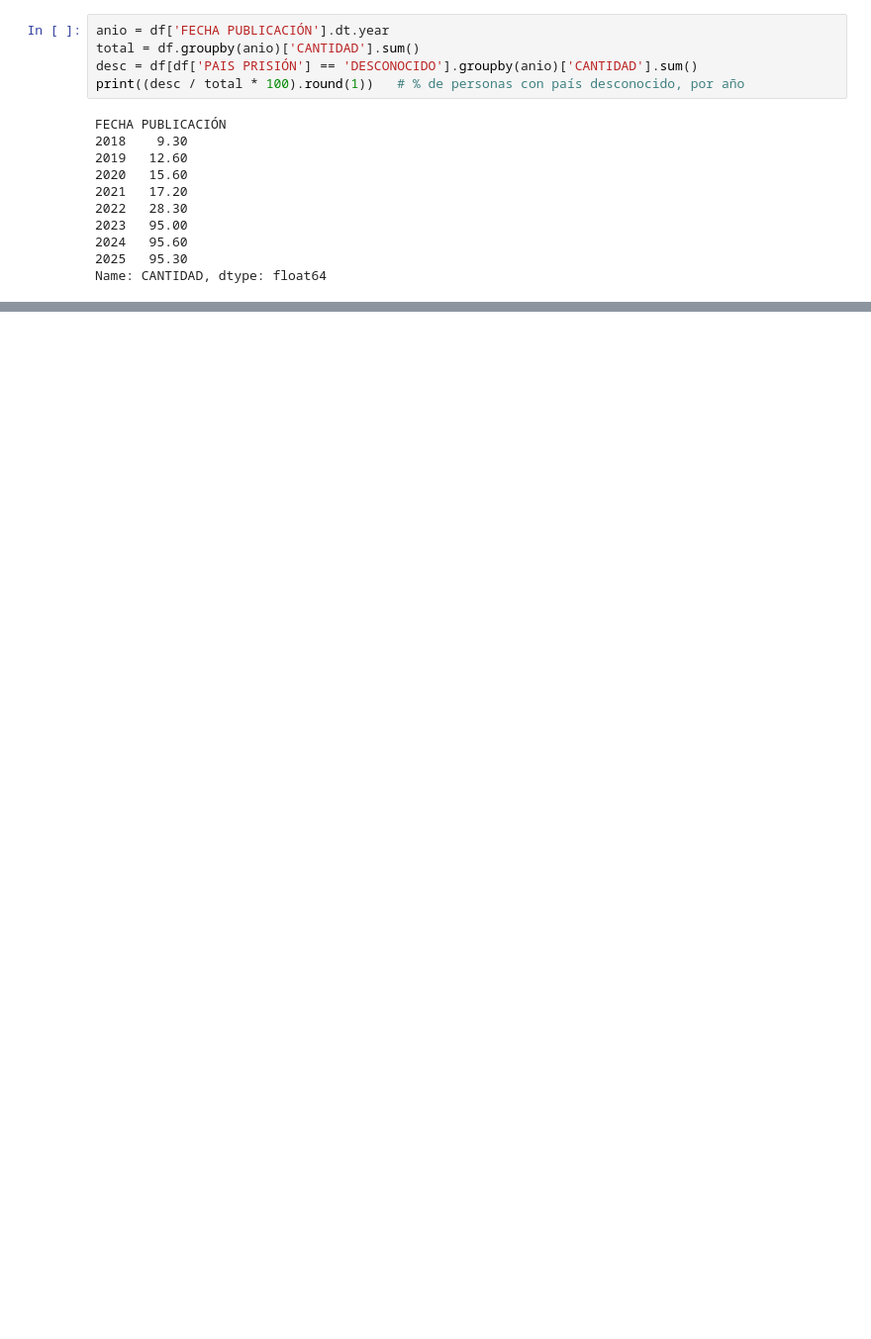
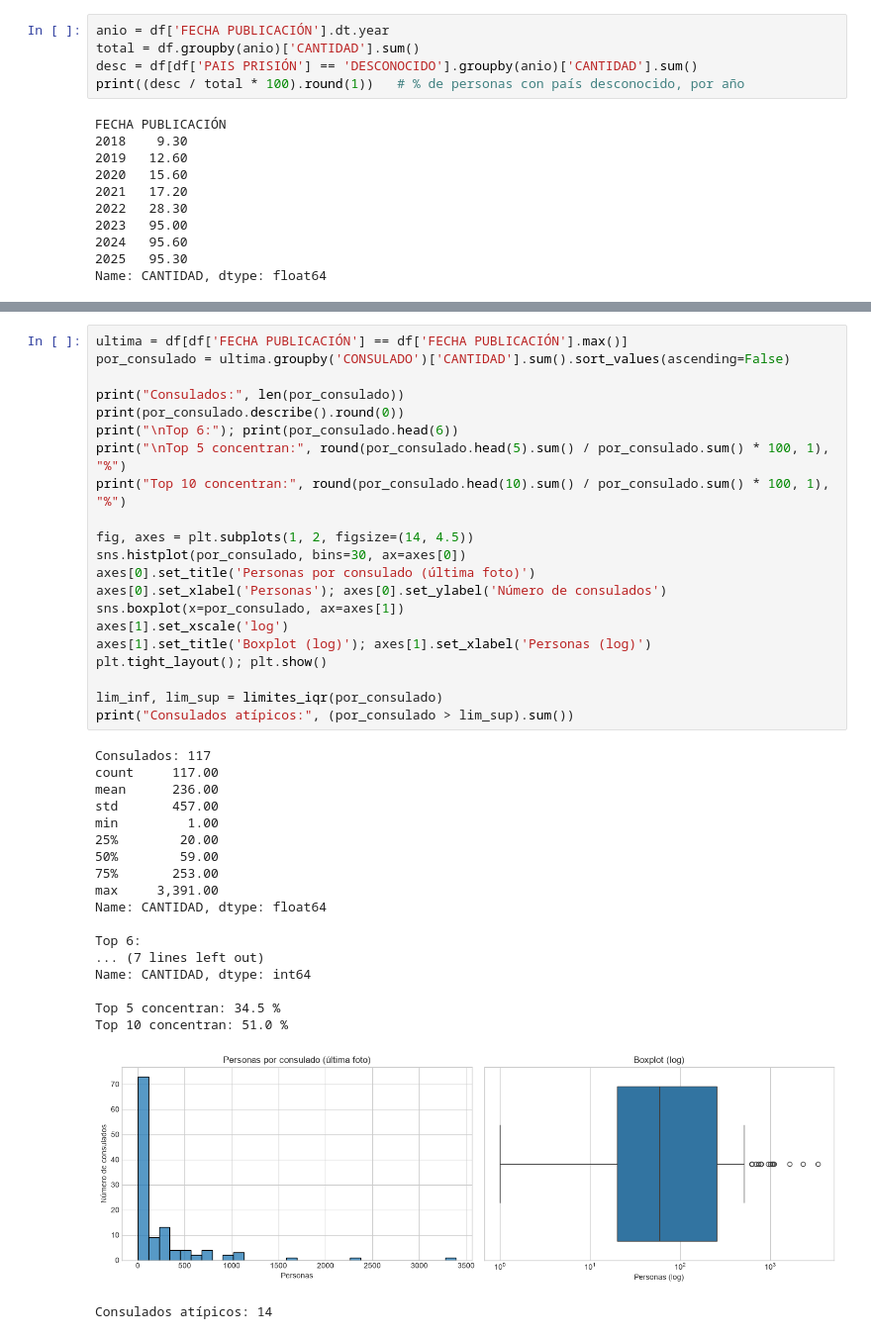
Before and after one commit to Daniel-LM2608/analitica-datos-estudiantes, a Jupyter notebook: Momento1/Untitled-1.ipynb, the cells around one changed output, grey strips where cells are left out. Shown at 99% size. Cells and saved outputs as stored; diff of their text form; blank space fills up the shorter version.

```diff
--- a/Momento1/Untitled-1.ipynb
+++ b/Momento1/Untitled-1.ipynb
@@ -312,0 +502,41 @@ Decisión: No se imputarán ni eliminarán estos registros para no distorsionar
+# %%
+ultima = df[df['FECHA PUBLICACIÓN'] == df['FECHA PUBLICACIÓN'].max()]
+por_consulado = ultima.groupby('CONSULADO')['CANTIDAD'].sum().sort_values(ascending=False)
+
+print("Consulados:", len(por_consulado))
+print(por_consulado.describe().round(0))
+print("\nTop 6:"); print(por_consulado.head(6))
+print("\nTop 5 concentran:", round(por_consulado.head(5).sum() / por_consulado.sum() * 100, 1), "%")
+print("Top 10 concentran:", round(por_consulado.head(10).sum() / por_consulado.sum() * 100, 1), "%")
+
+fig, axes = plt.subplots(1, 2, figsize=(14, 4.5))
+sns.histplot(por_consulado, bins=30, ax=axes[0])
+axes[0].set_title('Personas por consulado (última foto)')
+axes[0].set_xlabel('Personas'); axes[0].set_ylabel('Número de consulados')
+sns.boxplot(x=por_consulado, ax=axes[1])
+axes[1].set_xscale('log')
+axes[1].set_title('Boxplot (log)'); axes[1].set_xlabel('Personas (log)')
+plt.tight_layout(); plt.show()
+
+lim_inf, lim_sup = limites_iqr(por_consulado)
+print("Consulados atípicos:", (por_consulado > lim_sup).sum())
+# %% [output]
+Consulados: 117
+count     117.00
+mean      236.00
+std       457.00
+min         1.00
+25%        20.00
+50%        59.00
+75%       253.00
+max     3,391.00
+Name: CANTIDAD, dtype: float64
+
+Top 6:
+... (7 lines left out)
+Name: CANTIDAD, dtype: int64
+
+Top 5 concentran: 34.5 %
+Top 10 concentran: 51.0 %
+[figure, added]
+Consulados atípicos: 14
```
Also changed, not shown: parts of 17 cells of this notebook.
